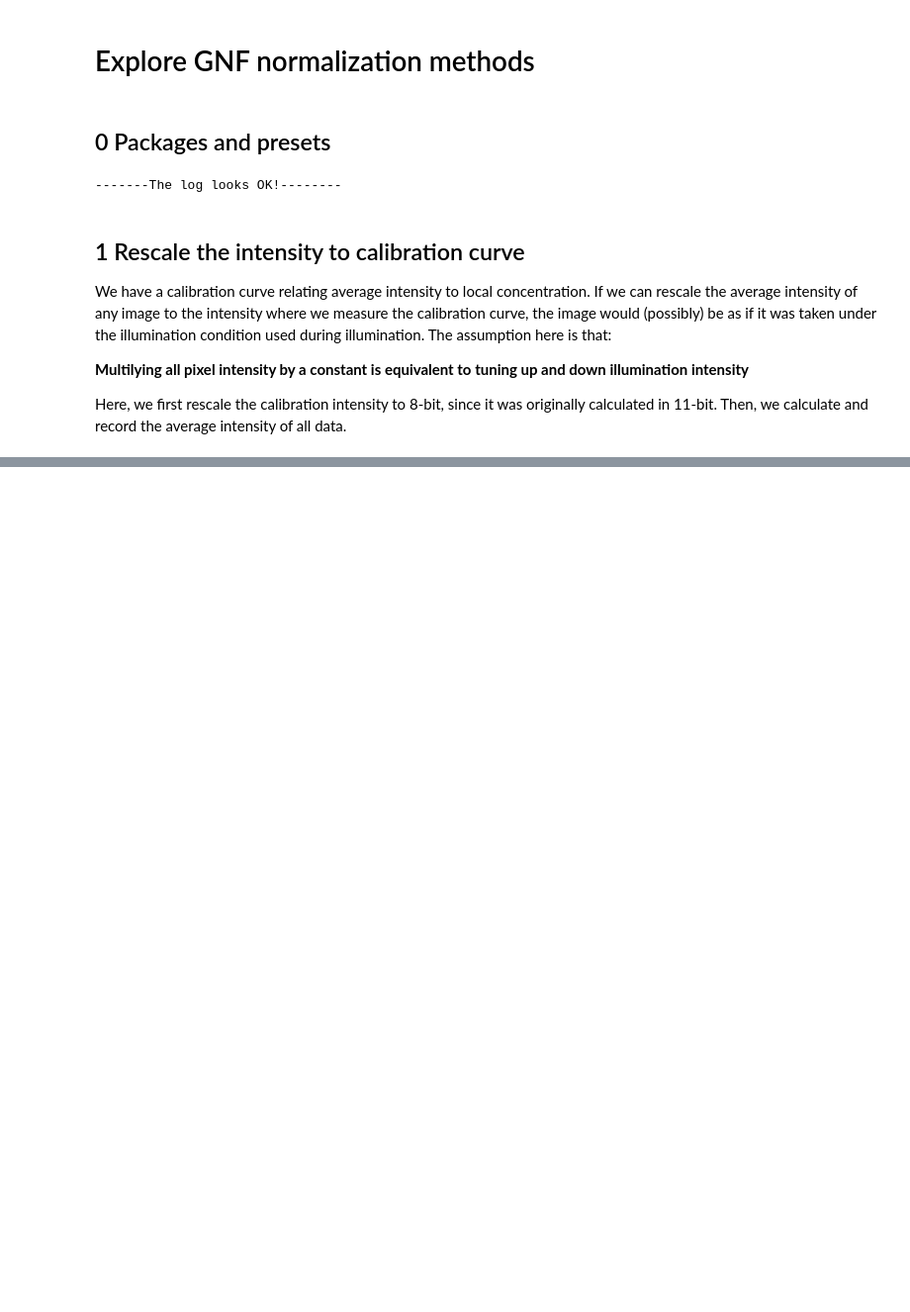
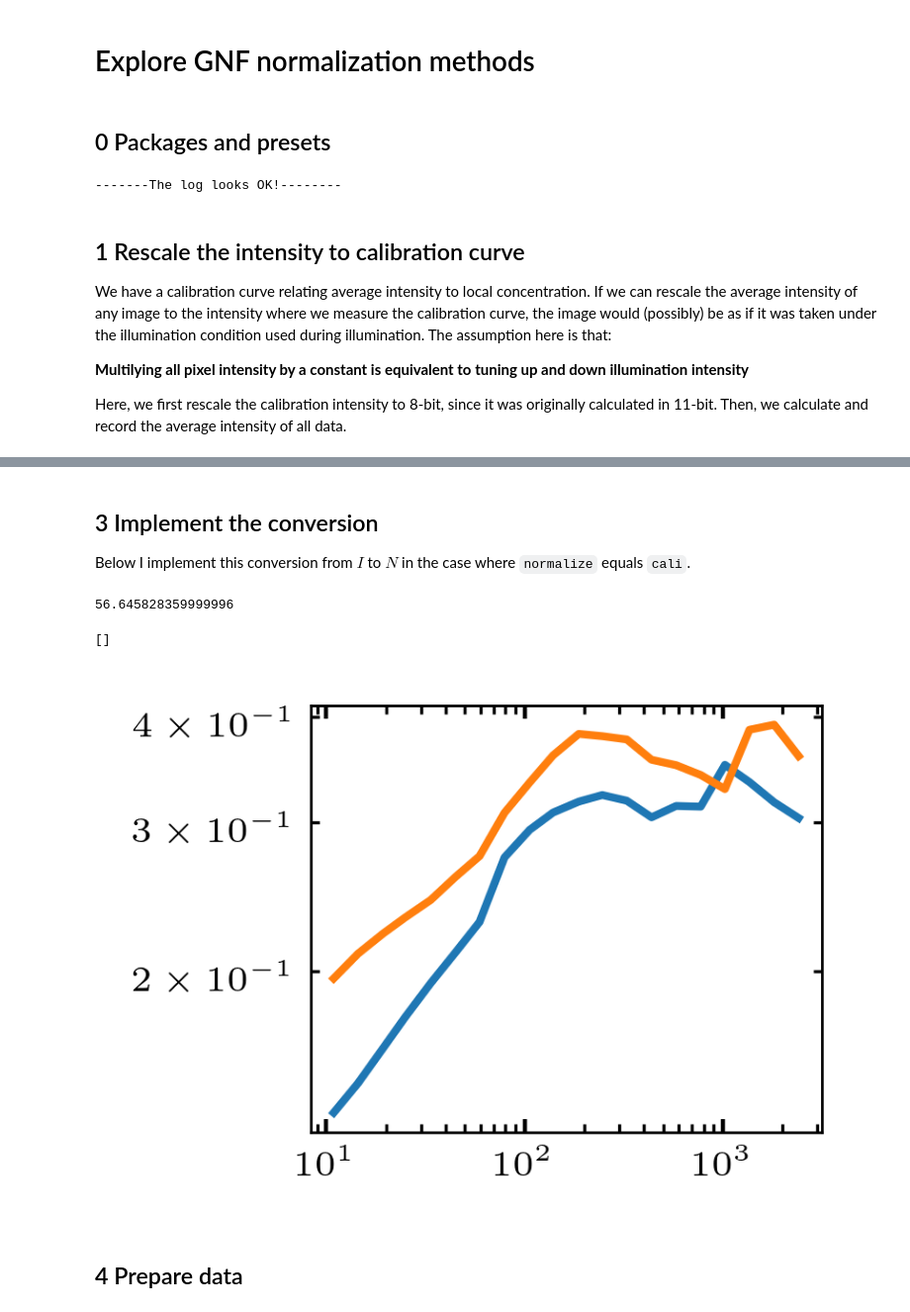
Before and after one commit to ZLoverty/Python, a Jupyter notebook: Correlation/src/GNF-normalizations.ipynb, the cells around one changed output, grey strips where cells are left out. Shown at 99% size. Cells and saved outputs as stored; diff of their text form; code cells hidden in the pictures; blank space fills up the shorter version.

```diff
--- a/Correlation/src/GNF-normalizations.ipynb
+++ b/Correlation/src/GNF-normalizations.ipynb
@@ -39,5 +39,3 @@ We have a calibration curve relating average intensity to local concentration. I
 **Multilying all pixel intensity by a constant is equivalent to tuning up and down illumination intensity**
 
 Here, we first rescale the calibration intensity to 8-bit, since it was originally calculated in 11-bit. Then, we calculate and record the average intensity of all data.
-# %%
-a = np.random.randint(100, 250, (1, 100))
@@ -60,5 +148,9 @@ np.log(a.std()) / np.log(a).std()
+# %% [markdown]
+## 3 Implement the conversion
+
+Below I implement this conversion from $I$ to $N$ in the case where `normalize` equals `cali`.
 # %%
-def postprocess_gnf(gnf_data, lb, xlim=None, sparse=3, normalize='1', volume_fraction=None ,mpp=0.33):
+def postprocess_gnf(gnf_data, lb, xlim=None, sparse=3, normalize='1', volume_fraction=None, mpp=0.33, mean_intensity=None):
     """
     Postprocess raw GNF data for plotting.
 
@@ -75,6 +167,11 @@ def postprocess_gnf(gnf_data, lb, xlim=None, sparse=3, normalize='1', volume_fra
                  '1': rescale y with y[0]
                  'small-scale': rescale y with y[0] / \sqrt{1 - volume_fraction}. Additional volume_fraction arg is required.
                  None: no normalization will be applied.
+                 'cali': use the calibration curve to convert I info to N, see GNF-normalizations notebook.
+    volume_fraction -- volume fraction of the gnf_data. Required when normalize is 'small-scale' or 'cali'
+    mean_intensity -- mean intensity of original images. This is required when normalize is set to 'cali',
+                        since it is needed for rescaling the \Delta I.
+
     Returns:
     x, y -- a tuple that can be plotted directly using plt.plot(x, y)
 
@@ -101,6 +198,10 @@ def postprocess_gnf(gnf_data, lb, xlim=None, sparse=3, normalize='1', volume_fra
     plt.ylabel('$\Delta N/\sqrt N$')
     """
 
+    V1 = 1.5 # um^3, single bacterium size
+    depth = 10 # um, depth of view
+    b = -0.00205455 # I to phi conversion
+
     if xlim == None:
         data = gnf_data
     elif isinstance(xlim, int):
@@ -122,6 +223,13 @@ def postprocess_gnf(gnf_data, lb, xlim=None, sparse=3, normalize='1', volume_fra
         xx = data.n / lb**2
         yy = data.d / data.n**0.5
         yy = yy / yy.iat[0] * (1 - volume_fraction) ** 0.5
+    elif normalize == 'cali':
+        assert(mean_intensity is not None)
+        assert(volume_fraction is not None)
+        xx = data.n / lb**2
+        N = volume_fraction / (V1 / mpp**3) * (depth / mpp) * data.n
+        dN = abs(b * depth / mpp / (V1 / mpp**3)) / mean_intensity * vf_to_intensity(volume_fraction) * data.d
+        yy = dN / N**0.5
     else:
         raise ValueError('Invalid normalize argument')
 
@@ -130,3 +238,26 @@ def postprocess_gnf(gnf_data, lb, xlim=None, sparse=3, normalize='1', volume_fra
     y = yy[0:len(xx):sparse]
 
     return x, y
+# %%
+vf_to_intensity(100*0.0012)
+# %% [output]
+56.645828359999996
+# %%
+# test postprocess_gnf
+data = pd.read_csv(r'E:\moreData\08032020\df2_kinetics\01\kinetics_data.csv')
+gnf_data = data.loc[data.segment==50]
+lb = 10
+x, y = postprocess_gnf(gnf_data, lb, xlim=[10, 10000], sparse=3, normalize='cali', volume_fraction=80*0.0012, mean_intensity=153.6)
+plt.plot(x, y, label='1')
+data = pd.read_csv(r'E:\moreData\08032020\df2_kinetics\07\kinetics_data.csv')
+gnf_data = data.loc[data.segment==70]
+lb = 10
+x, y = postprocess_gnf(gnf_data, lb, xlim=[10, 10000], sparse=3, normalize='cali', volume_fraction=40*0.0012, mean_intensity=153.8)
+plt.plot(x, y, label='1')
+
+plt.loglog()
+# %% [output]
+[]
+[figure, added]
+# %% [markdown]
+## 4 Prepare data
```
Also changed, not shown: parts of 14 cells of this notebook, 7 other files.
